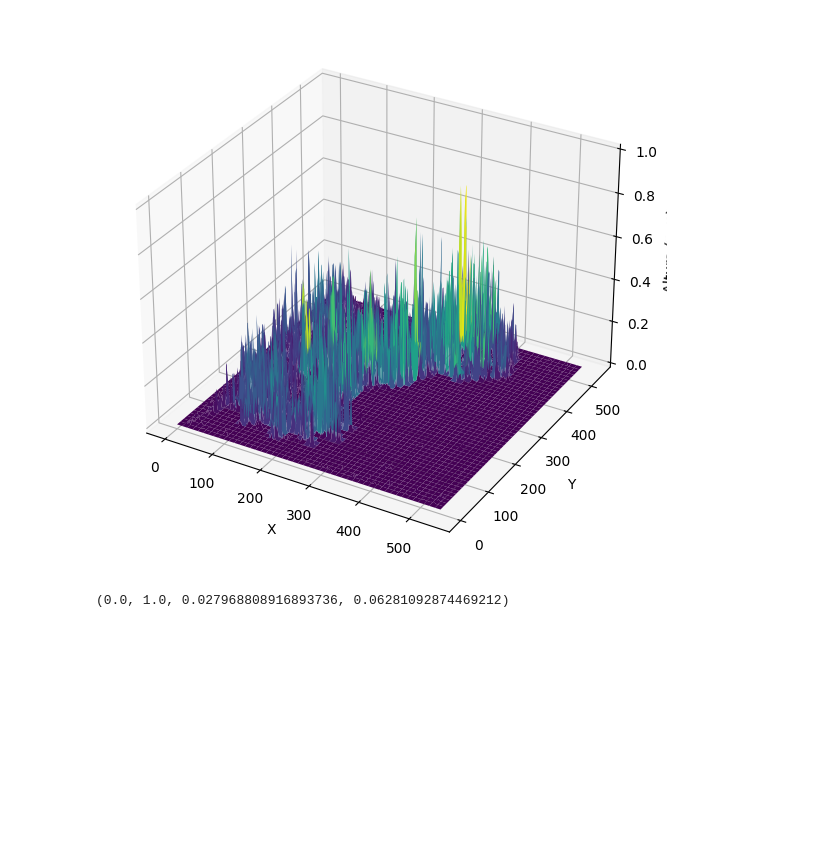
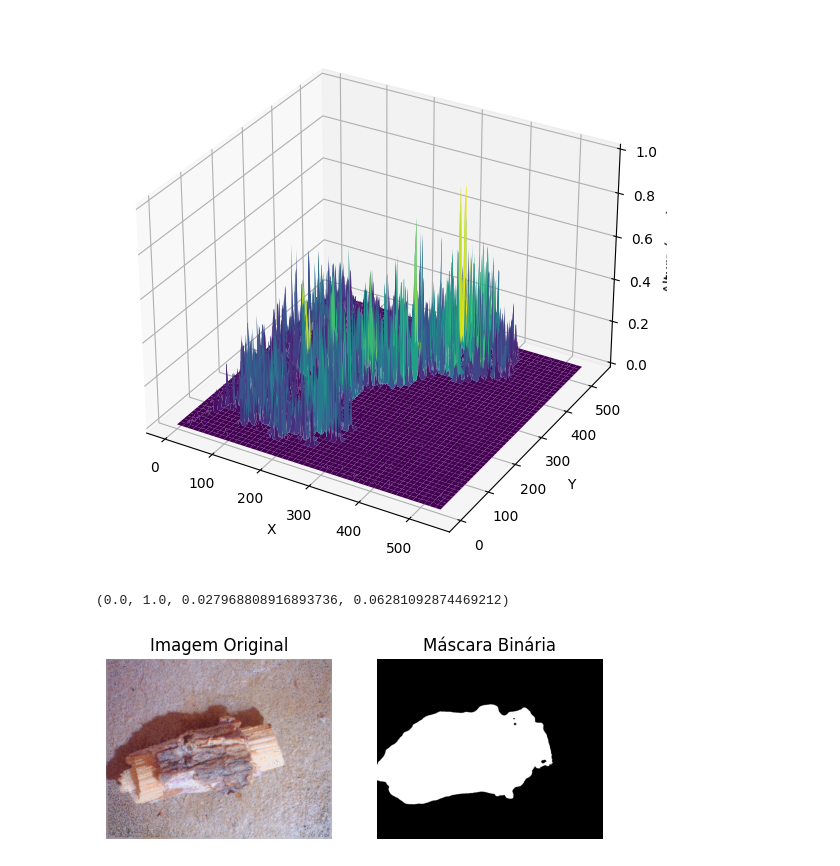
Before and after one commit to glelis/hybrid-stereo-method, a Jupyter notebook: notebooks/multifocus_stereo/00_inicial_results.ipynb, the cells around one changed output. Cells and saved outputs as stored; diff of their text form; code cells hidden in the pictures; blank space fills up the shorter version.

```diff
--- a/notebooks/multifocus_stereo/00_inicial_results.ipynb
+++ b/notebooks/multifocus_stereo/00_inicial_results.ipynb
@@ -704,0 +730,22 @@ exibir_imagem(mascara_teste)
+# %%
+mascara_binaria = remove(imagem, only_mask=True)
+mascara_binaria = np.where(mascara <10, 0, 1)
+
+
+
+# Exibir a imagem original e a máscara binária
+import matplotlib.pyplot as plt
+
+plt.subplot(1, 2, 1)
+plt.imshow(cv2.cvtColor(imagem, cv2.COLOR_BGR2RGB))
+plt.title('Imagem Original')
+plt.axis('off')
+
+plt.subplot(1, 2, 2)
+plt.imshow(mascara_binaria, cmap='gray')
+plt.title('Máscara Binária')
+plt.axis('off')
+
+plt.show()
+# %% [output]
+[figure, added]
```
Also changed, not shown: parts of 1 cell of this notebook, 9 other files.
